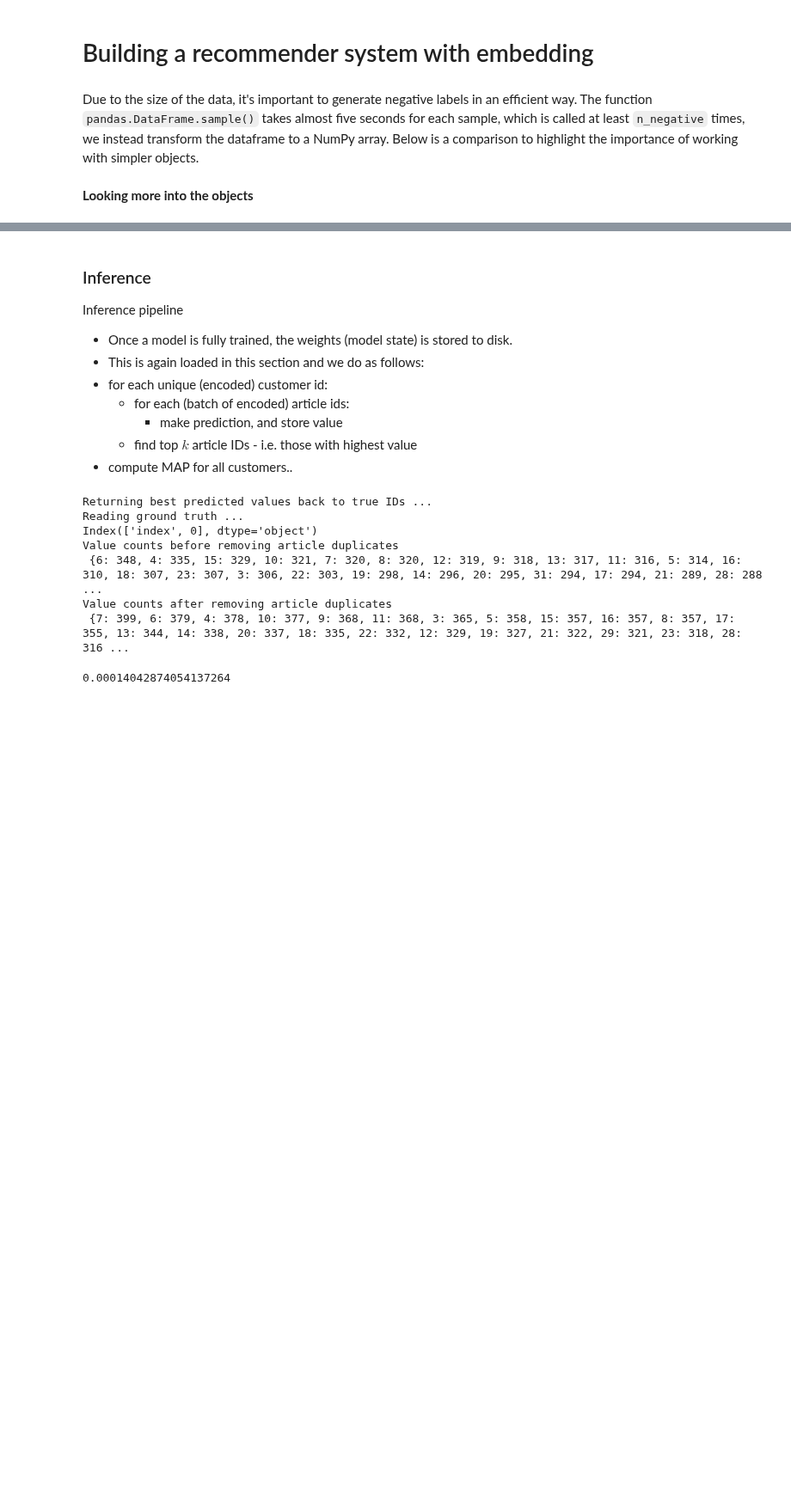
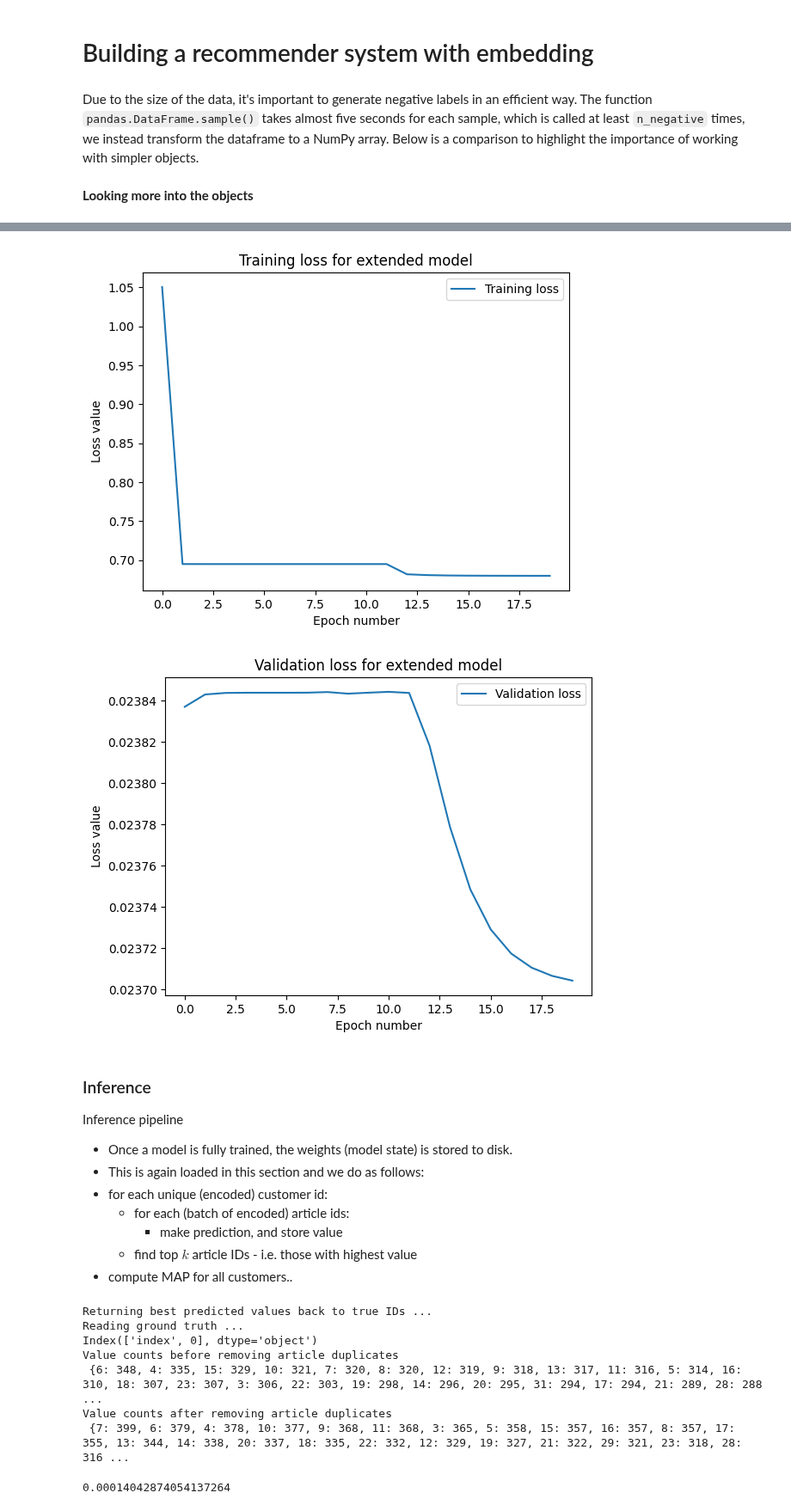
Before and after one commit to frederni/TMA4500-IndMat, a Jupyter notebook: 2-predict_embedding.ipynb, the cells around one changed output, grey strips where cells are left out. Shown at 86% size. Saved outputs shown, nothing was run; the diff lists cells and outputs as text; code cells hidden in the pictures; blank space fills up the shorter version.

```diff
--- a/2-predict_embedding.ipynb
+++ b/2-predict_embedding.ipynb
@@ -446,12 +446,26 @@ def read_dataset_obj(src: str) -> Any:
     return data
 
 
-def plot_loss_results(lossfile):
+import matplotlib.pyplot as plt
+
+
+def plot_loss_results(
+    lossfile, which: str = "all", plot_title: bool = True, save: str | None = None
+):
     res = pd.read_csv(lossfile, header=None)
-    plt.plot(res[0], label="Training loss")
-    plt.plot(res[1], label="Validation loss")
+    if which != "validation":
+        plt.plot(res[0], label="Training loss")
+    if which != "training":
+        plt.plot(res[1], label="Validation loss")
     plt.xlabel("Epoch number")
     plt.ylabel("Loss value")
+    plt.legend()
+    title = "Training and validation" if which == "all" else which.capitalize()
+    title += " loss for extended model"
+    if plot_title:
+        plt.title(title)
+    if save is not None:
+        plt.savefig(save)
     plt.show()
 # %%
 from dataclasses import dataclass, asdict
@@ -686,3 +699,28 @@ _
+# %%
+# plot_loss_results("results/2022.11.26.12.28/losses_.csv", which="validation", save="figures/...pdf")
+# plot_loss_results(
+#     "results/2022.11.25.19.31/losses_.csv",
+#     which="training",
+#     save="figures/basline_train_200k.pdf",
+# )
+# plot_loss_results(
+#     "results/2022.11.25.19.31/losses_.csv",
+#     which="validation",
+#     save="figures/basline_valid_200k.pdf",
+# )
+plot_loss_results(
+    "results/2022.11.26.12.28/losses_.csv",
+    which="training",
+    save="figures/extended_train_100k.pdf",
+)
+plot_loss_results(
+    "results/2022.11.26.12.28/losses_.csv",
+    which="validation",
+    save="figures/extended_valid_100k.pdf",
+)
+# %% [output]
+[figure, added]
+[figure, added]
 # %% [markdown]
 ### Inference
 
```
Also changed, not shown: parts of 2 cells of this notebook, 4 other files.
